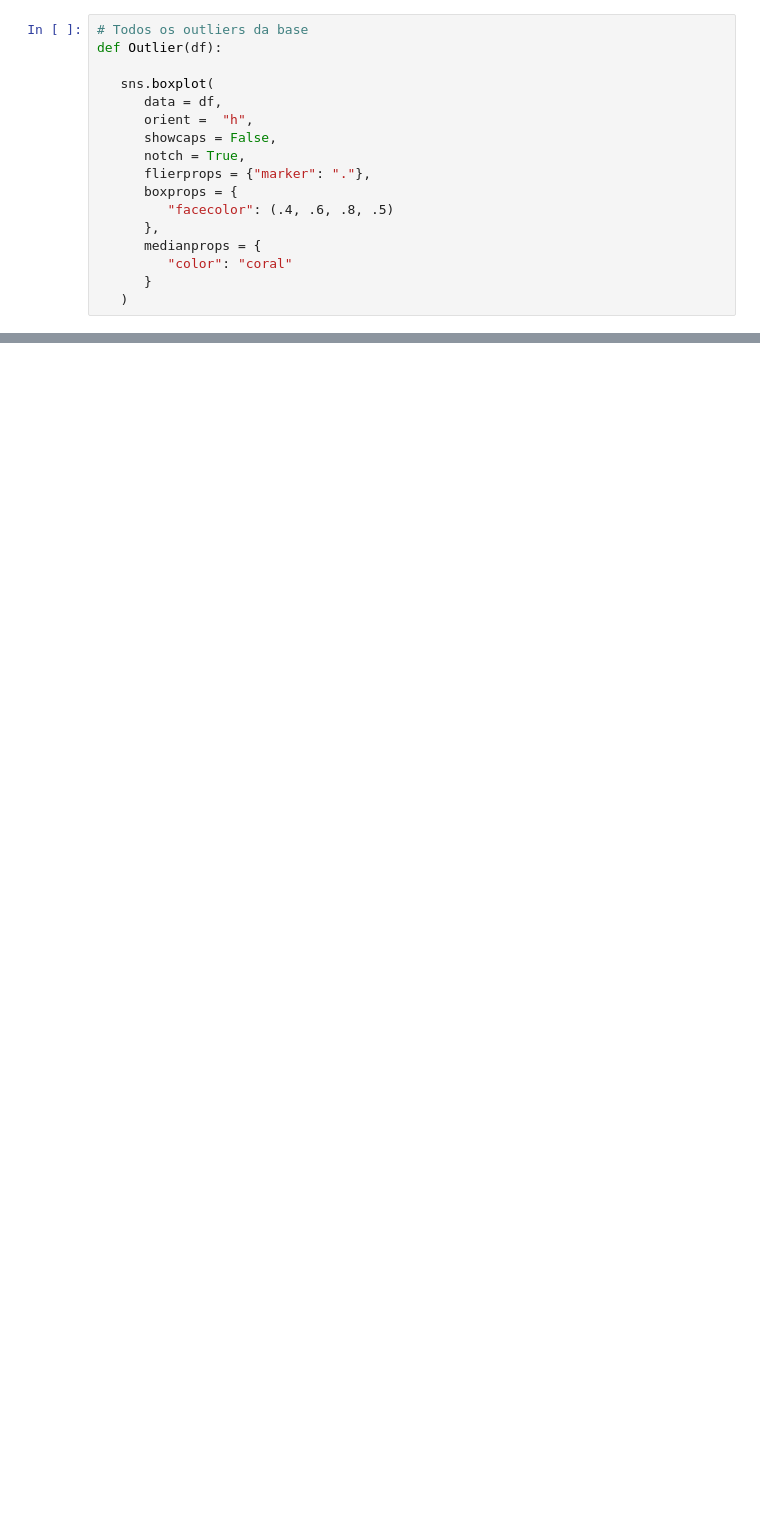
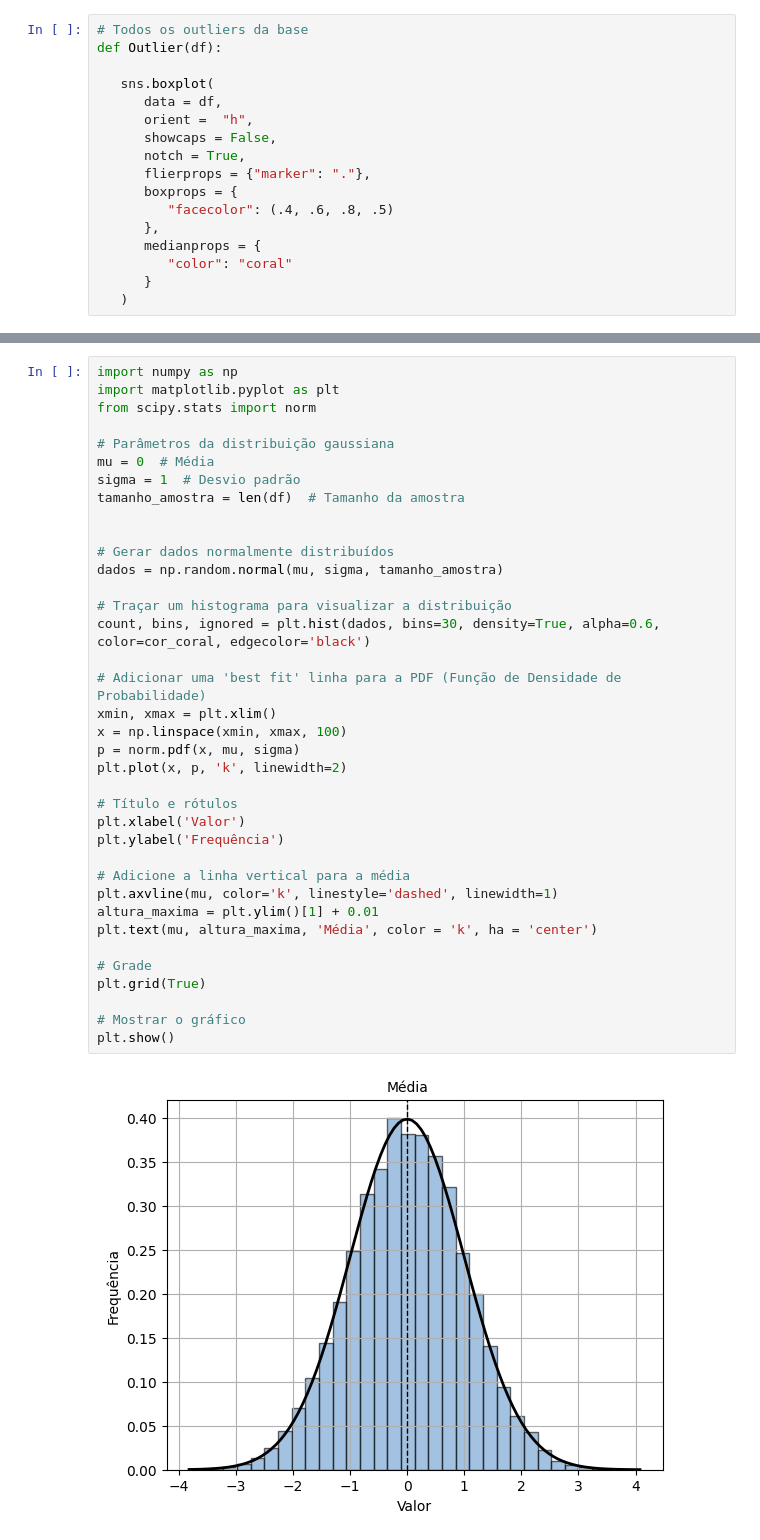
Before and after one commit to Pabloprado-png/TCC-Depressao, a Jupyter notebook: Analise Exploratoria.ipynb, the cells around one changed output, grey strips where cells are left out. Saved outputs shown, nothing was run; the diff lists cells and outputs as text; blank space fills up the shorter version.

```diff
--- a/Analise Exploratoria.ipynb
+++ b/Analise Exploratoria.ipynb
@@ -150,0 +159,39 @@ plt.show()
+# %%
+import numpy as np
+import matplotlib.pyplot as plt
+from scipy.stats import norm
+
+# Parâmetros da distribuição gaussiana
+mu = 0  # Média
+sigma = 1  # Desvio padrão
+tamanho_amostra = len(df)  # Tamanho da amostra
+
+
+# Gerar dados normalmente distribuídos
+dados = np.random.normal(mu, sigma, tamanho_amostra)
+
+# Traçar um histograma para visualizar a distribuição
+count, bins, ignored = plt.hist(dados, bins=30, density=True, alpha=0.6, color=cor_coral, edgecolor='black')
+
+# Adicionar uma 'best fit' linha para a PDF (Função de Densidade de Probabilidade)
+xmin, xmax = plt.xlim()
+x = np.linspace(xmin, xmax, 100)
+p = norm.pdf(x, mu, sigma)
+plt.plot(x, p, 'k', linewidth=2)
+
+# Título e rótulos
+plt.xlabel('Valor')
+plt.ylabel('Frequência')
+
+# Adicione a linha vertical para a média
+plt.axvline(mu, color='k', linestyle='dashed', linewidth=1)
+altura_maxima = plt.ylim()[1] + 0.01
+plt.text(mu, altura_maxima, 'Média', color = 'k', ha = 'center')
+
+# Grade
+plt.grid(True)
+
+# Mostrar o gráfico
+plt.show()
+# %% [output]
+[figure, added]
```
Also changed, not shown: parts of 7 cells of this notebook, 6 other files.
